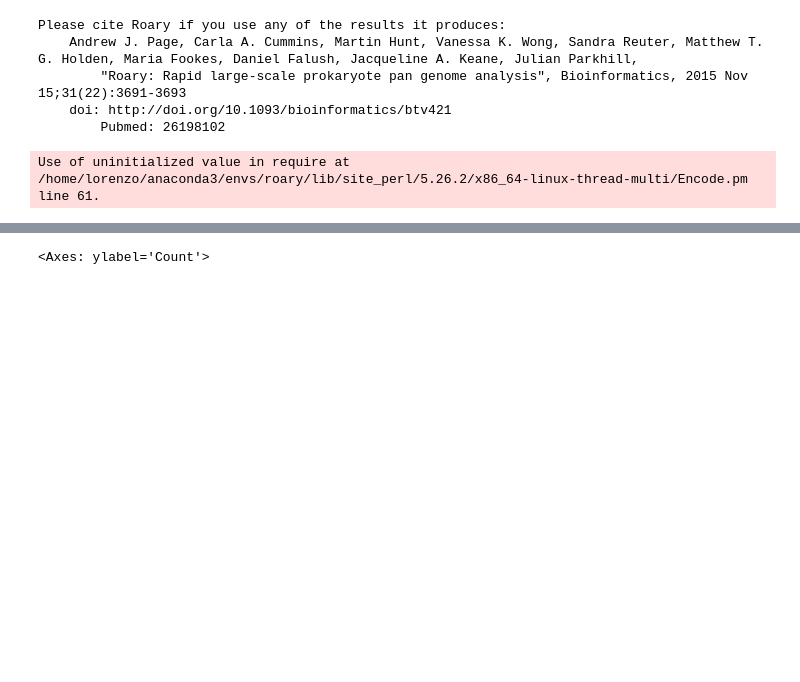
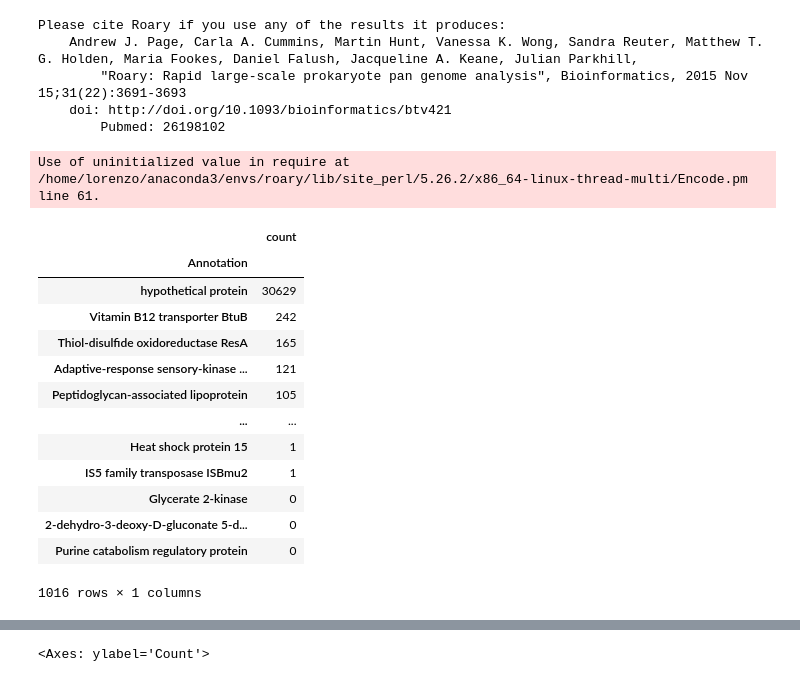
Before and after one commit to GentleHoney/Genomics_Project, a Jupyter notebook: proj_tmp.ipynb, the cells around one changed output, grey strips where cells are left out. Saved outputs shown, nothing was run; the diff lists cells and outputs as text; code cells hidden in the pictures; blank space fills up the shorter version.

```diff
--- a/proj_tmp.ipynb
+++ b/proj_tmp.ipynb
@@ -447 +451,19 @@ roary_matrix.replace({'.'},1,regex=True,inplace=True)
+# %%
+top_genes=roary_matrix_annotations.set_index('Annotation').sum(axis=1,numeric_only=True).groupby('Annotation').sum().sort_values(ascending=False).to_frame(name='count')
+top_genes
+# %% [output]
+|  | count |
+| Annotation |  |
+| hypothetical protein | 30629 |
+| Vitamin B12 transporter BtuB | 242 |
+| Thiol-disulfide oxidoreductase ResA | 165 |
+| Adaptive-response sensory-kinase ... | 121 |
+| Peptidoglycan-associated lipoprotein | 105 |
+| ... | ... |
+| Heat shock protein 15 | 1 |
+| IS5 family transposase ISBmu2 | 1 |
+| Glycerate 2-kinase | 0 |
+| 2-dehydro-3-deoxy-D-gluconate 5-d... | 0 |
+| Purine catabolism regulatory protein | 0 |
+1016 rows × 1 columns
 # %%
```
Also changed, not shown: parts of 3 cells of this notebook.
